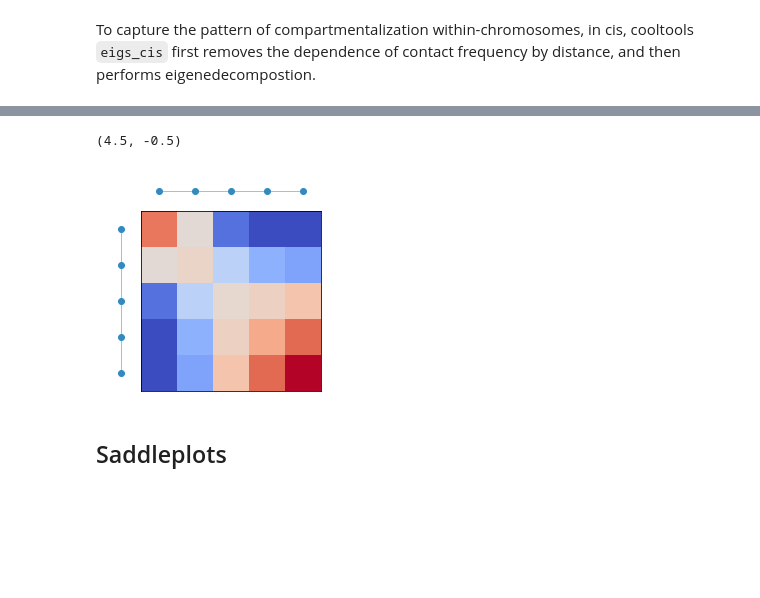
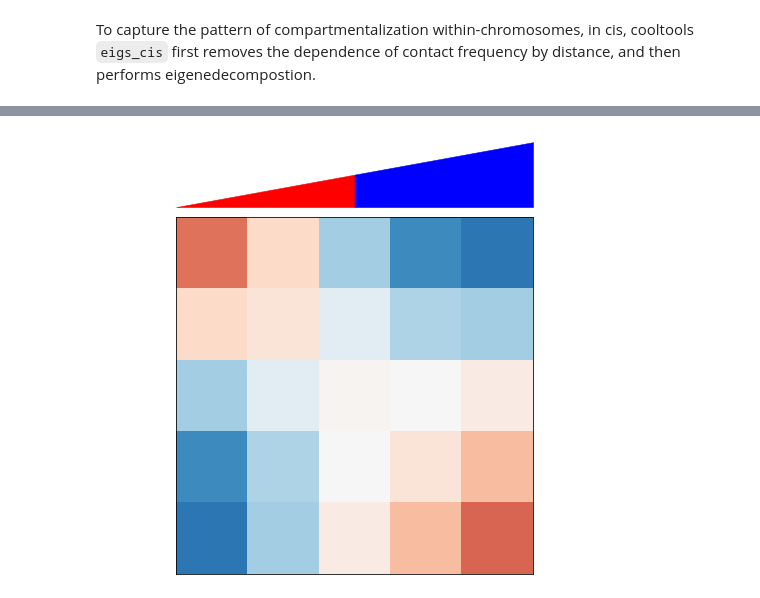
Before and after one commit to open2c/open2c_vignettes, a Jupyter notebook: cooltools_manuscript/compartments_and_saddles.ipynb, the cells around one changed output, grey strips where cells are left out. Cells and saved outputs as stored; diff of their text form; code cells hidden in the pictures; blank space fills up the shorter version.

Commit message:
compartment figures updates

```diff
--- a/cooltools_manuscript/compartments_and_saddles.ipynb
+++ b/cooltools_manuscript/compartments_and_saddles.ipynb
@@ -272,0 +154,7 @@ To better visualize this relationship, we overlay the map with a binary segmenta
+# %%
+chrom, start, end = ("chr2", 141_000_000, 157_000_000)
+region = f"{chrom}:{start}-{end}"
+feature_table = pd.DataFrame([[chrom, start, end]], columns=["chrom", "start", "end"])
+
+feature_table = bioframe.assign_view(feature_table, hg38_arms)
+feature_table.columns = ["chrom", "start", "end", "region"]
@@ -283,22 +222,18 @@ Q_HI = 0.975 # ignore 2.5% of genomic bins with the highest E1 values
 N_GROUPS = 5 # divide remaining 95% of the genome into 38 equisized groups, 2.5% each
 # %%
-eigtrack = eigenvector_track.iloc[:len(eigvecs[0])].copy()
-
-# digitize track
-# eigtrack.iloc[:len(eigvecs[0])]
-eigtrack["E1"] = eigvecs[0]
+eigtrack = eigenvector_track[['chrom', 'start', 'end', 'E1']]
 digitized_track, binedges = cooltools.digitize(
-    eigtrack, n_bins=5, vrange=None, qrange=(Q_LO,Q_HI)
+    eigtrack, n_bins=N_GROUPS, vrange=None, qrange=(Q_LO,Q_HI)
 )
 
 # generate saddles-plots
 interaction_sum, interaction_count =  cooltools.saddle(
         clr,
-        cvd,
+        expected,
         eigenvector_track,
         'cis',
         n_bins=N_GROUPS,
         qrange=(Q_LO,Q_HI),
-        view_df=view_df
+        view_df=hg38_arms
 )
 # %%
@@ -400,43 +345,44 @@ if vec is not None:
 # %%
 plt.imshow(
-    (interaction_sum/interaction_count)[1:-1,1:-1],
-    cmap="coolwarm",
-    norm = colors.LogNorm(vmin=0.5, vmax=2)
+    np.log2((interaction_sum/interaction_count)[1:-1,1:-1]),
+    cmap="RdBu_r",
+    vmin=-2,
+    vmax=2
+    #norm = colors.LogNorm(vmin=0.5, vmax=2)
 )
 fig = plt.gcf()
 fig.set_facecolor("white")
 ax = plt.gca()
 divider = make_axes_locatable(ax)
+
 #
-vec = np.asarray([0,0,0,0,0])
-#
-ax2 = divider.append_axes("top", size="20%", pad=0.02, sharex=ax)
-ax2.plot(vec,linewidth=0.5,marker="o")
+vec_dig = bioframe.select(digitized_track, region)['E1.d']
+mean_values = vec.groupby(vec_dig).mean().loc[1:N_GROUPS]
+
+
+ax2 = divider.append_axes("top", size="20%", pad=0.09, sharex=ax)
+
+ax2.fill_between([-0.5, N_GROUPS//2], [0, 0.5], 0, color='red')
+ax2.fill_between([N_GROUPS//2, N_GROUPS-0.5], [0.5, 1], 0, color='blue')
+
 ax2.set_xticklabels([])
 ax2.set_yticklabels([])
 ax2.set_xticks([])
 ax2.set_yticks([])
 ax2.grid(False)
 ax2.set_frame_on(False)
-ax2.set_xlim(0-0.5,vec.size-0.5)
 ymin, ymax = ax2.get_ylim()
 
+
 ax1 = divider.append_axes("left", size="20%", pad=0.02, sharey=ax)
-ax1.plot(vec,np.arange(vec.size),linewidth=0.5,marker="o")
-# ax1.fill_betweenx(np.arange(vec.size), vec, np.median(vec), where=(vec >=np.median(vec)),color="red")
-# ax1.fill_betweenx(np.arange(vec.size), vec, np.median(vec), where=(vec <=np.median(vec)),color="blue")
 ax1.set_xticklabels([])
 ax1.set_yticklabels([])
 ax1.set_xticks([])
 ax1.set_yticks([])
 ax1.grid(False)
 ax1.set_frame_on(False)
 ax1.set_xlim((ymax, ymin))
-ax1.set_ylim(vec.size-0.5,0-0.5)
-# for fv,tv in vecspans:
-#     ax1.axhspan(fv,tv,**vspan_kwd)
+
+plt.savefig("saddleplot.pdf")
 # %% [output]
-(4.5, -0.5)
-[figure, old version]
+[figure, new version]
-# %% [markdown]
-## Saddleplots
```
Also changed, not shown: parts of 30 cells of this notebook.
